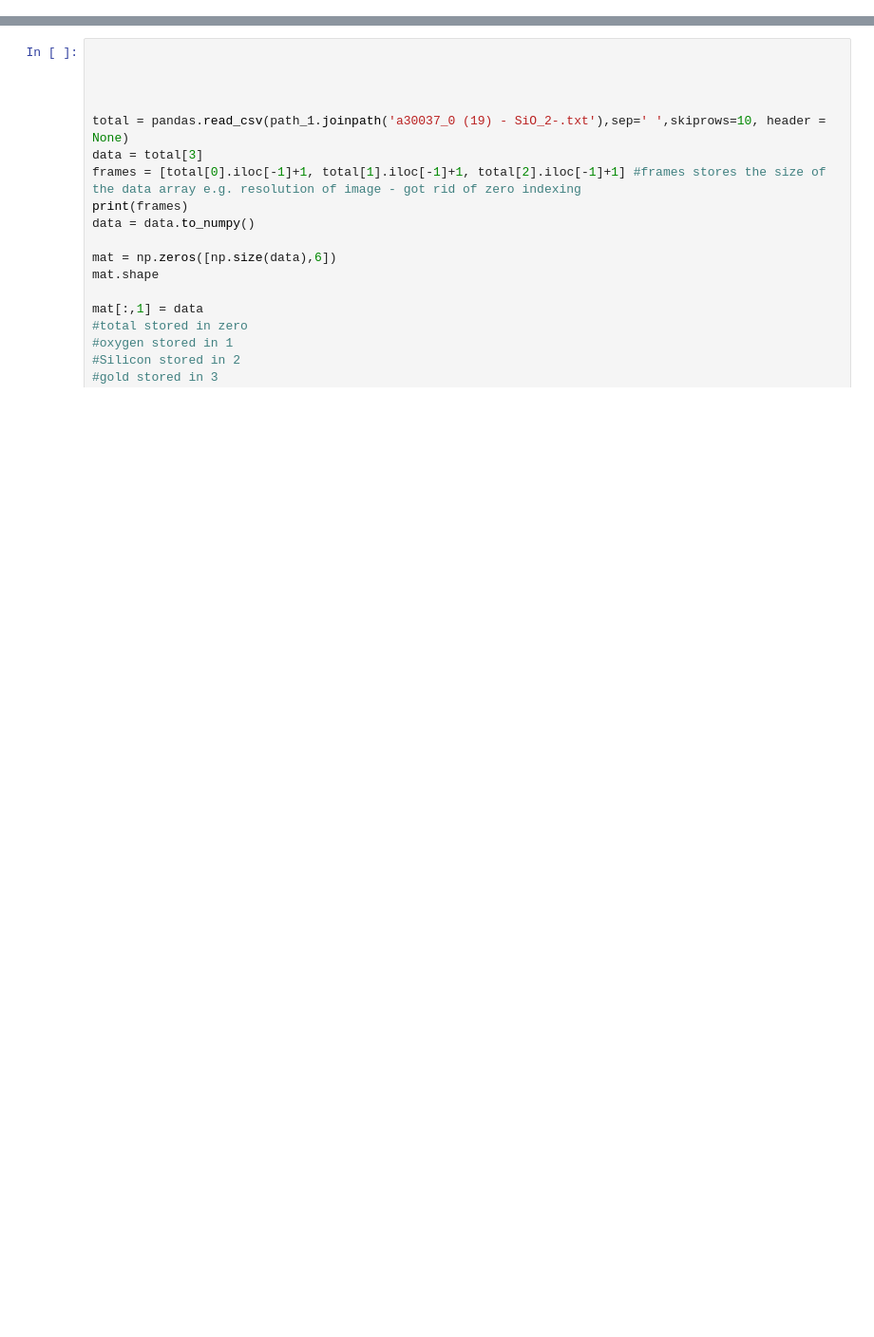
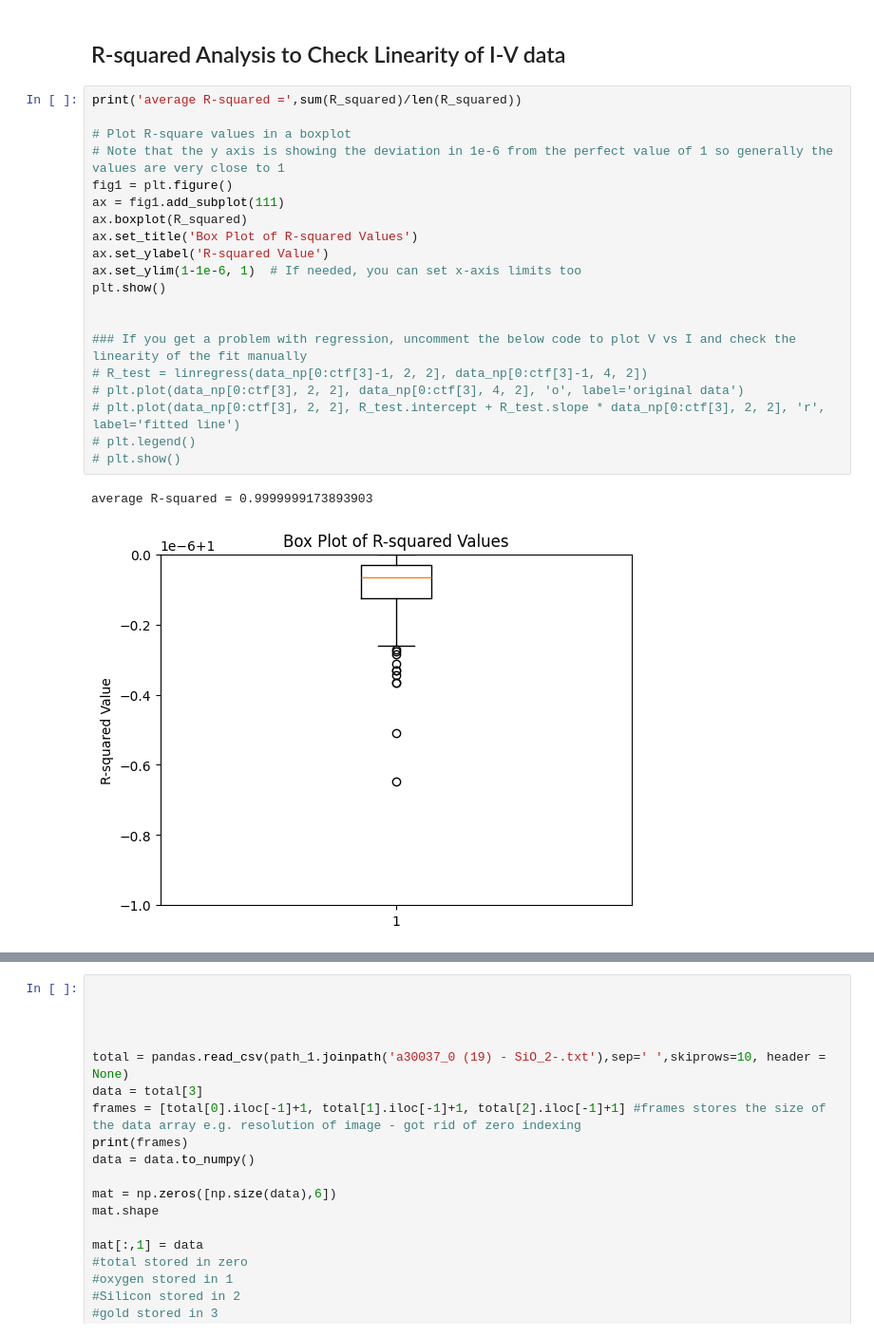
Before and after one commit to hc3413/Electronic_properties_of_thin_films, a Jupyter notebook: Analysis.ipynb, the cells around one changed output, grey strips where cells are left out. Shown at 95% size. Drawn from its saved outputs; the diff is of its cells as text; blank space fills up the shorter version.

```diff
--- a/Analysis.ipynb
+++ b/Analysis.ipynb
@@ -226,0 +59,25 @@ scipy.interpolate s
+# %% [markdown]
+## R-squared Analysis to Check Linearity of I-V data
+# %%
+print('average R-squared =',sum(R_squared)/len(R_squared))
+
+# Plot R-square values in a boxplot
+# Note that the y axis is showing the deviation in 1e-6 from the perfect value of 1 so generally the values are very close to 1
+fig1 = plt.figure()
+ax = fig1.add_subplot(111)
+ax.boxplot(R_squared)
+ax.set_title('Box Plot of R-squared Values')
+ax.set_ylabel('R-squared Value')
+ax.set_ylim(1-1e-6, 1)  # If needed, you can set x-axis limits too
+plt.show()
+
+
+### If you get a problem with regression, uncomment the below code to plot V vs I and check the linearity of the fit manually
+# R_test = linregress(data_np[0:ctf[3]-1, 2, 2], data_np[0:ctf[3]-1, 4, 2])
+# plt.plot(data_np[0:ctf[3], 2, 2], data_np[0:ctf[3], 4, 2], 'o', label='original data')
+# plt.plot(data_np[0:ctf[3], 2, 2], R_test.intercept + R_test.slope * data_np[0:ctf[3], 2, 2], 'r', label='fitted line')
+# plt.legend()
+# plt.show()
+# %% [output]
+average R-squared = 0.9999999173893903
+[figure, added]
```
Also changed, not shown: parts of 23 cells of this notebook, 4 other files.
